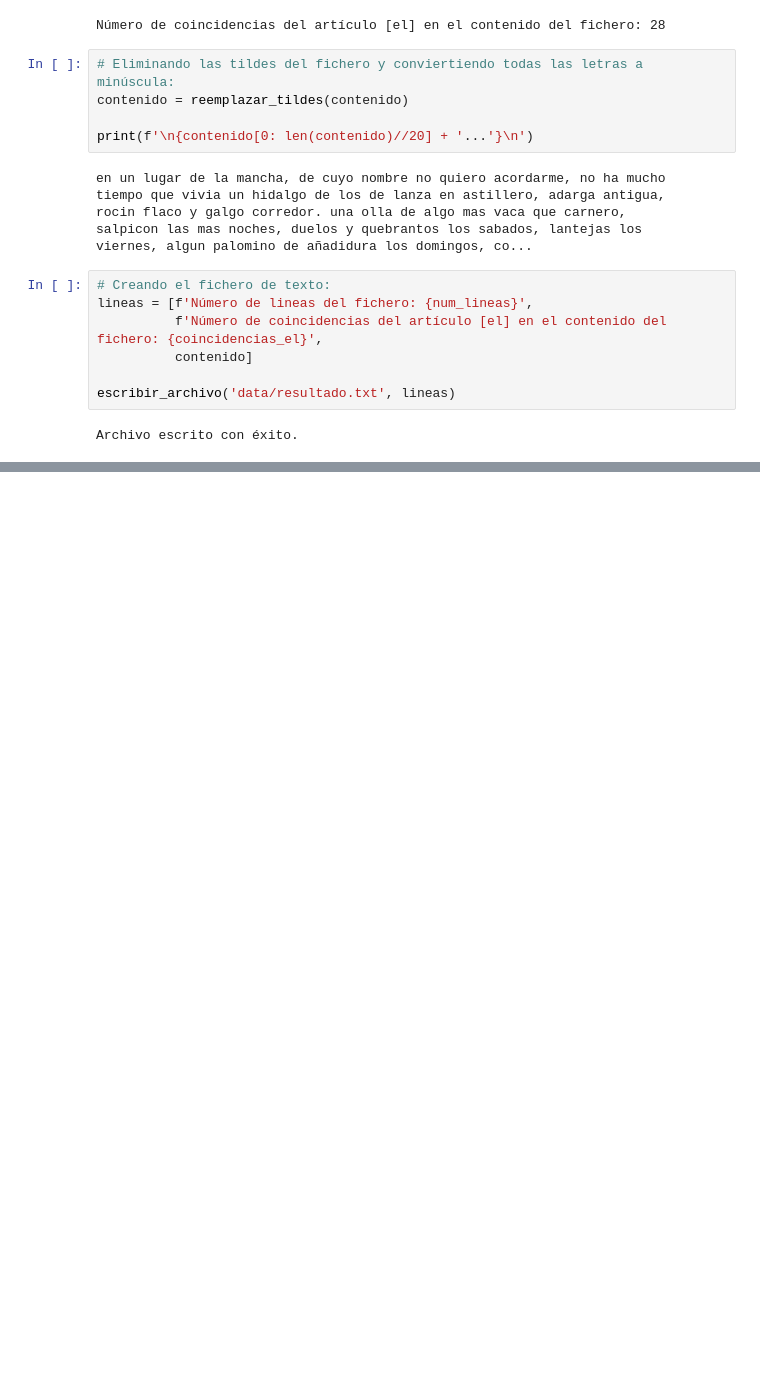
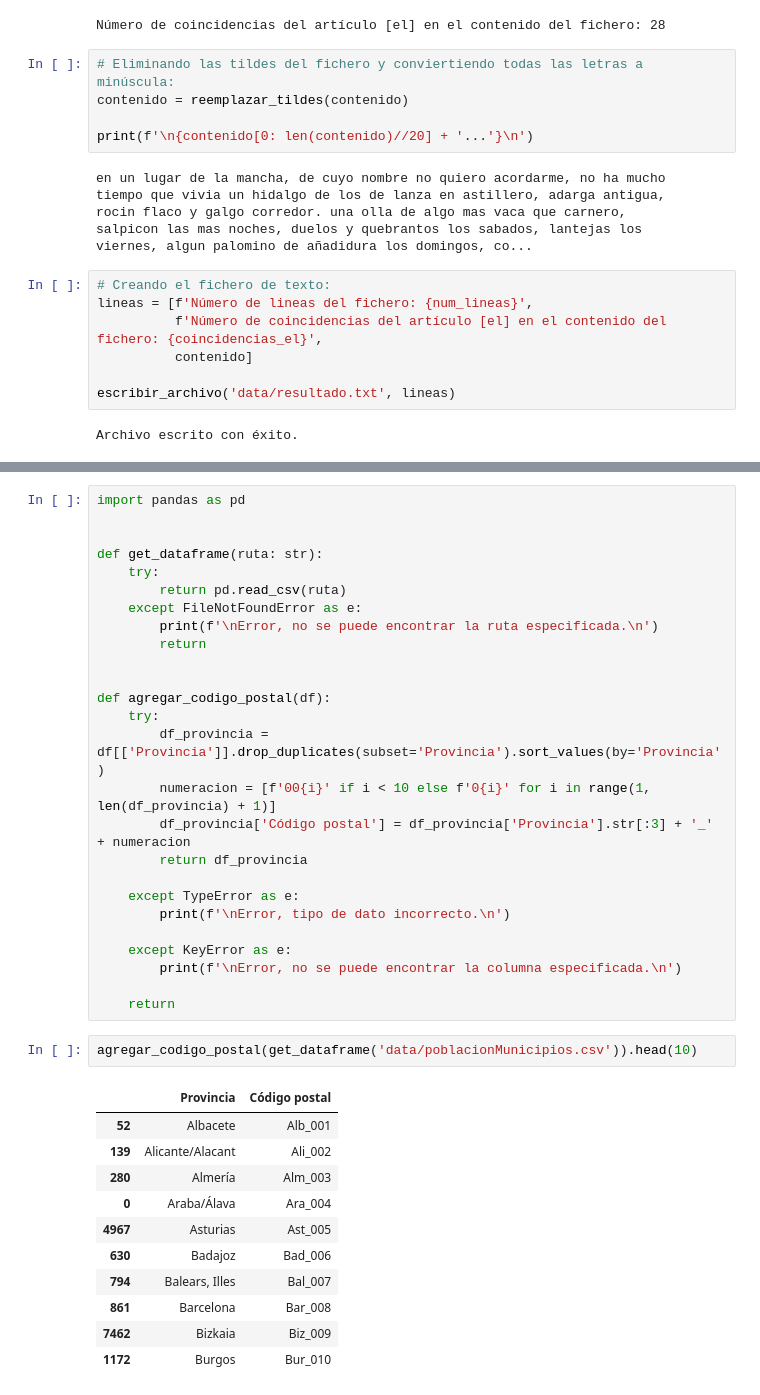
Before and after one commit to eduudebx/analisis-datos, a Jupyter notebook: ciclo-6/ia/practicas/guia_practica_1.ipynb, the cells around one changed output, grey strips where cells are left out. Saved outputs shown, nothing was run; the diff lists cells and outputs as text; blank space fills up the shorter version.

```diff
--- a/ciclo-6/ia/practicas/guia_practica_1.ipynb
+++ b/ciclo-6/ia/practicas/guia_practica_1.ipynb
@@ -143,0 +153,40 @@ Archivo escrito con éxito.
+# %%
+import pandas as pd
+
+
+def get_dataframe(ruta: str):
+    try:
+        return pd.read_csv(ruta)
+    except FileNotFoundError as e:
+        print(f'\nError, no se puede encontrar la ruta especificada.\n')
+        return
+
+
+def agregar_codigo_postal(df):
+    try:
+        df_provincia = df[['Provincia']].drop_duplicates(subset='Provincia').sort_values(by='Provincia')
+        numeracion = [f'00{i}' if i < 10 else f'0{i}' for i in range(1, len(df_provincia) + 1)]
+        df_provincia['Código postal'] = df_provincia['Provincia'].str[:3] + '_' + numeracion
+        return df_provincia
+
+    except TypeError as e:
+        print(f'\nError, tipo de dato incorrecto.\n')
+
+    except KeyError as e:
+        print(f'\nError, no se puede encontrar la columna especificada.\n')
+
+    return
+# %%
+agregar_codigo_postal(get_dataframe('data/poblacionMunicipios.csv')).head(10)
+# %% [output]
+|  | Provincia | Código postal |
+| 52 | Albacete | Alb_001 |
+| 139 | Alicante/Alacant | Ali_002 |
+| 280 | Almería | Alm_003 |
+| 0 | Araba/Álava | Ara_004 |
+| 4967 | Asturias | Ast_005 |
+| 630 | Badajoz | Bad_006 |
+| 794 | Balears, Illes | Bal_007 |
+| 861 | Barcelona | Bar_008 |
+| 7462 | Bizkaia | Biz_009 |
+| 1172 | Burgos | Bur_010 |
```
Also changed, not shown: parts of 2 cells of this notebook.
